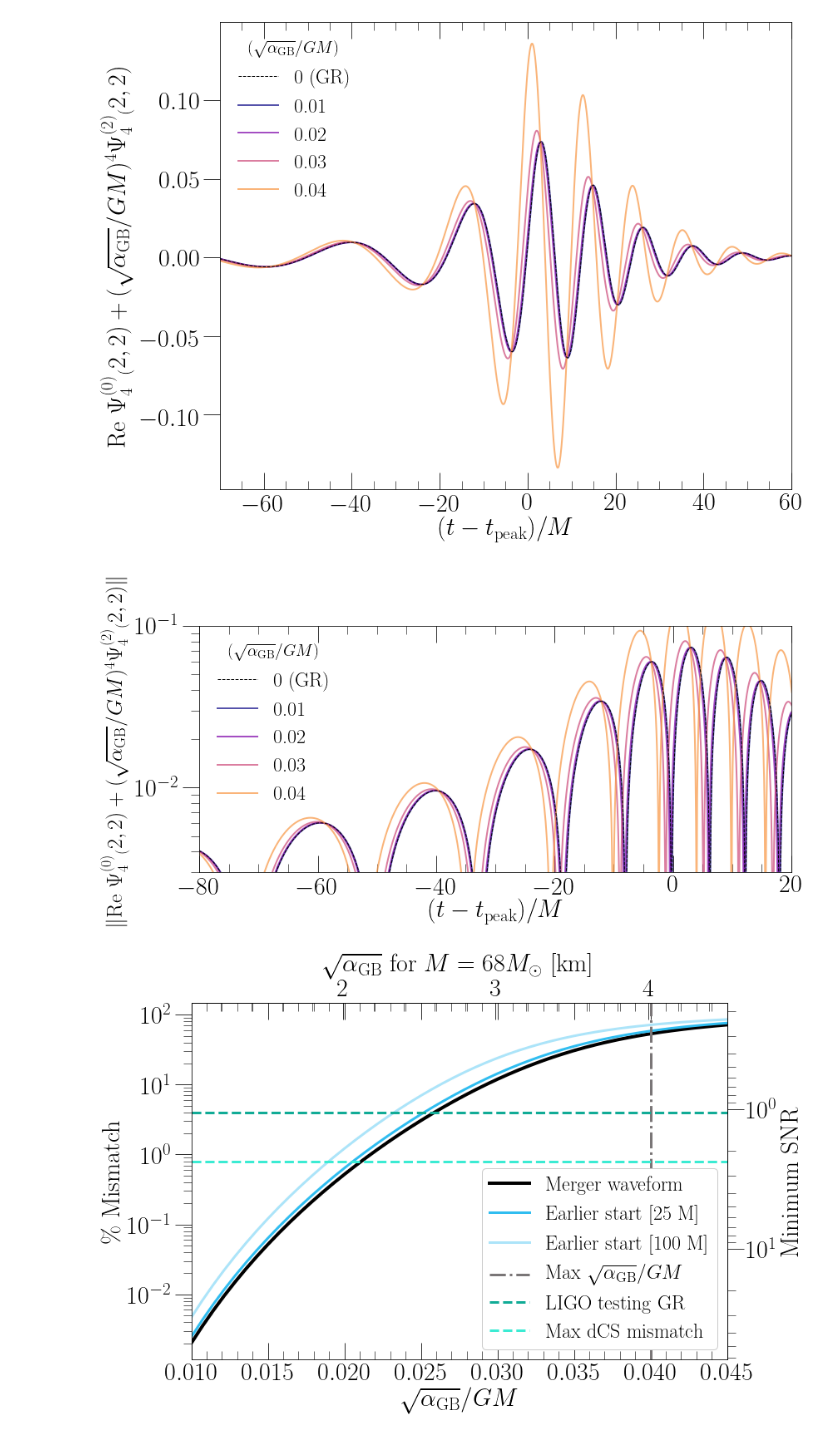
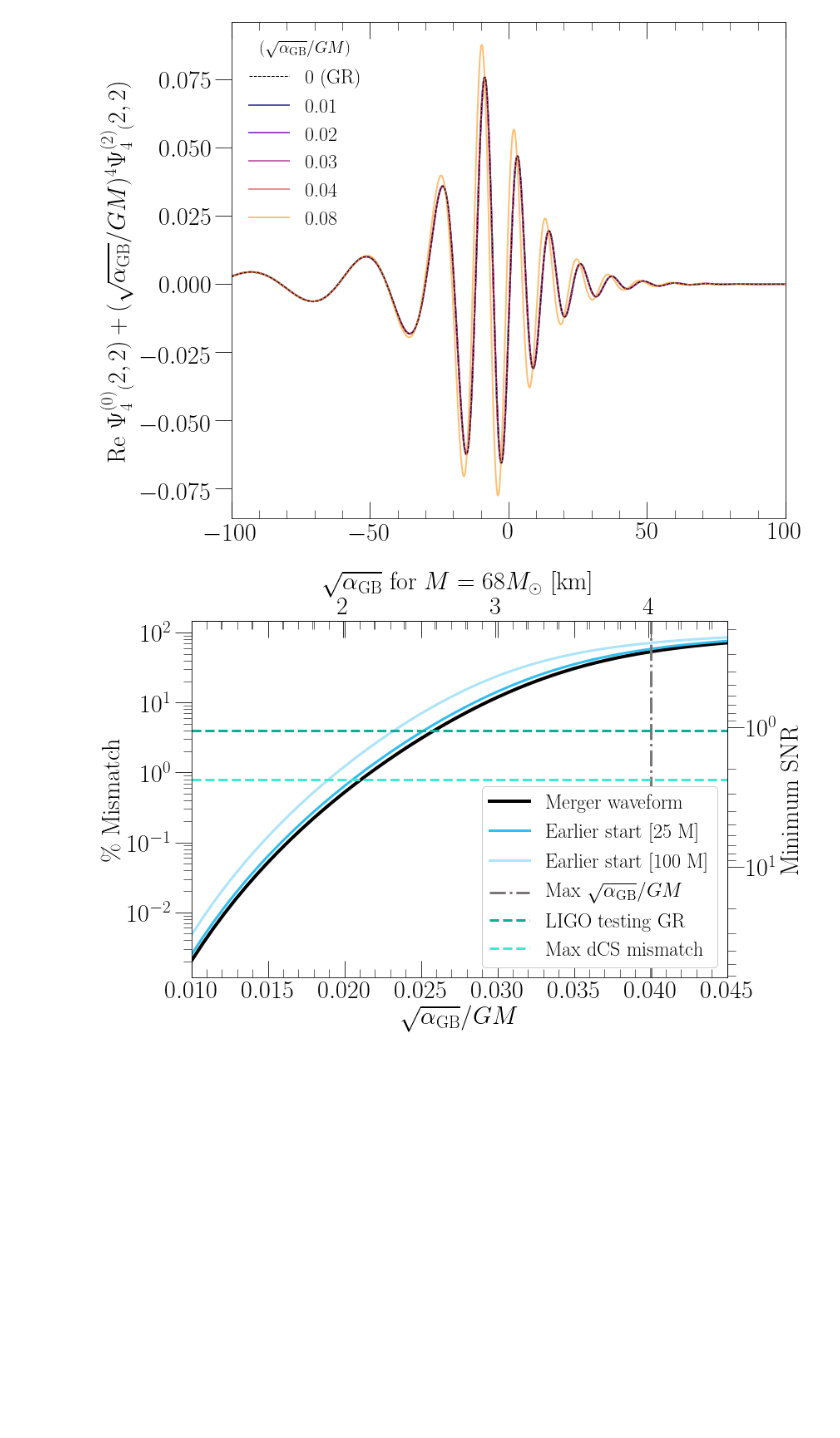
Before and after one commit to mariaokounkova/EDGB, a Jupyter notebook: GW150914/EDGB_GW.ipynb, the cells around one changed output. Cells and saved outputs as stored; diff of their text form; code cells hidden in the pictures; blank space fills up the shorter version.

Commit message:
EDGB_GW: Cleaned up together plot
Cleaned up the time axis shifting and the radii
on the together plot

Changed all of the plots to be for our latest run

```diff
--- a/GW150914/EDGB_GW.ipynb
+++ b/GW150914/EDGB_GW.ipynb
@@ -533,61 +520,63 @@ def TogetherPlot(log=False):
 
     f, ax = plt.subplots(1, figsize=(12,6) if log else (12, 9))
 
-    time, data = GethPsi4Mode(ev_dir(2100, 250, lev=lev))
+    time, data = GethPsi4Mode(ev_dir(2475, 25, lev=lev), radius=0)
     #time, data = GethPsi4ModeExtrapolated(ex_dir(2100, lev=lev))
     t_peak = GetPeakTimeModeReal(time, data)
-    time = SubtractPeakTimeModeReal(time, data)
+    time = time - t_peak
     time, data = CutTimes(time, data, cut_min, cut_max)
 
-    gr_time, gr_data = GetPsi4Mode(bev_dir(lev=lev))
+    gr_time, gr_data = GetPsi4Mode(bev_dir(lev=lev), radius=0)
     #gr_time, gr_data = GetPsi4ModeExtrapolated(bex_dir(lev=lev))
-    #gr_time = SubtractPeakTimeModeReal(gr_time, gr_data)
     gr_time = gr_time - t_peak
     gr_time, gr_data = CutTimes(gr_time, gr_data, cut_min, cut_max)
 
     ## Now get gr on the same axis
     gr_data = InterpolateTimes(gr_time, gr_data, time)
+    gr_time = time
 
+    #ax.plot(time, data)
 
-    l_arr = [0.01, 0.02, 0.03, 0.04] #[0.226, 0.3]
+    l_arr = [0.01, 0.02, 0.03, 0.04, 0.08] #[0.226, 0.3]
 
     cmap = matplotlib.cm.get_cmap('plasma')
     colors = [cmap(float(i)/(len(l_arr))) for i in range(len(l_arr))]
-    #colors = ['orange','purple']
     ax.plot([0,0], [0, 0], lw=1.0, ls='--', color='black',label='0 (GR)') ## for the laebl
 
 
     for l, color in zip(l_arr, colors):
         total = gr_data + l**4 * data
-        ax.plot(time, abs(np.real(total)) if log else total, lw=2.0, label=l, color=color,alpha=0.7)
-    ax.plot(time, abs(np.real(gr_data)) if log else gr_data, lw=1.0, ls='--', color='black')
+        ax.plot(time, total, lw=2.0, label=l, color=color,alpha=0.7)
+    ax.plot(time, gr_data, lw=1.0, ls='--', color='black')
 
 
-    legend = ax.legend(fontsize=24, loc='upper left', frameon=False, ncol=1, title=r'$(\sqrt{\alpha_\mathrm{GB}}/GM)$')
+    legend = ax.legend(fontsize=24, loc='upper left', frameon=False, ncol=1, \
+                       title=r'$(\sqrt{\alpha_\mathrm{GB}}/GM)$')
     plt.setp(legend.get_title(),fontsize=20)
-    ax.set_ylabel(r'Re $\Psi_4^{(0)} {}_(2,2) + (\sqrt{\alpha_\mathrm{GB}}/GM)^4 \Psi_4^{(2)} {}_(2,2)$' , fontsize=30)
-    if log:
-        ax.set_ylabel(r'$\|\textrm{Re }\Psi_4^{(0)} {}_(2,2) + (\sqrt{\alpha_\mathrm{GB}}/GM)^4 \Psi_4^{(2)} {}_(2,2)\|$' \
-                      , fontsize=26)
-    ax.set_xlim(cut_min, cut_max)
-    if log:
-        ax.set_ylim(3e-3, 1e-1)
-        ax.set_xlim(-80, 20)
-    else:
-        ax.set_xlim(-70, 60)
-    ax.set_xlabel('$(t - t_\mathrm{peak})/M$', fontsize=30)
-    if log:
-        ax.set_yscale('log')
+    ax.set_ylabel(r'Re $\Psi_4^{(0)} {}_(2,2) + (\sqrt{\alpha_\mathrm{GB}}/GM)^4 \Psi_4^{(2)} {}_(2,2)$' , \
+                  fontsize=30)
+    #if log:
+    #    ax.set_ylabel(r'$\|\textrm{Re }\Psi_4^{(0)} {}_(2,2) + (\sqrt{\alpha_\mathrm{GB}}/GM)^4 \Psi_4^{(2)} {}_(2,2)\|$' \
+    #                  , fontsize=26)
+    ax.set_xlim(-100, 100)
+    #ax.set_xlim(cut_min, cut_max)
+#     if log:
+#         ax.set_ylim(3e-3, 1e-1)
+#         ax.set_xlim(-80, 20)
+#     else:
+#         ax.set_xlim(-70, 60)
+    #ax.set_xlabel('$(t - t_\mathrm{peak})/M$', fontsize=30)
+    #if log:
+    #    ax.set_yscale('log')
 
     plt.tight_layout()
     plt.savefig(figname + '.pdf')
     plt.show()
 
 TogetherPlot()
-TogetherPlot(log=True)
+#TogetherPlot(log=True)
 # %% [output]
-[figure, old version]
+[figure, new version]
-[figure, removed]
 # %%
 ## Overlap calculation
 
```
Also changed, not shown: parts of 7 cells of this notebook.
